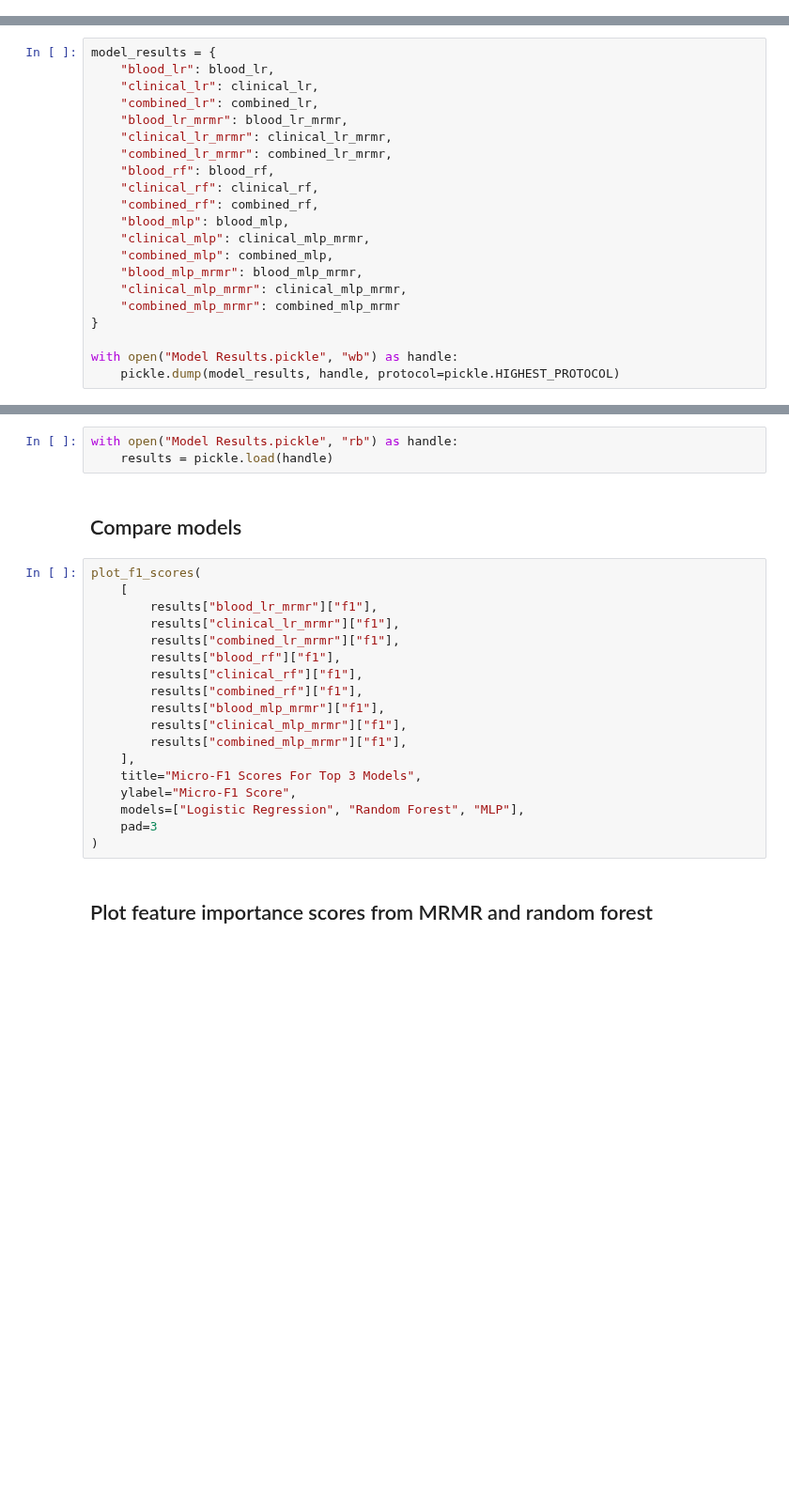
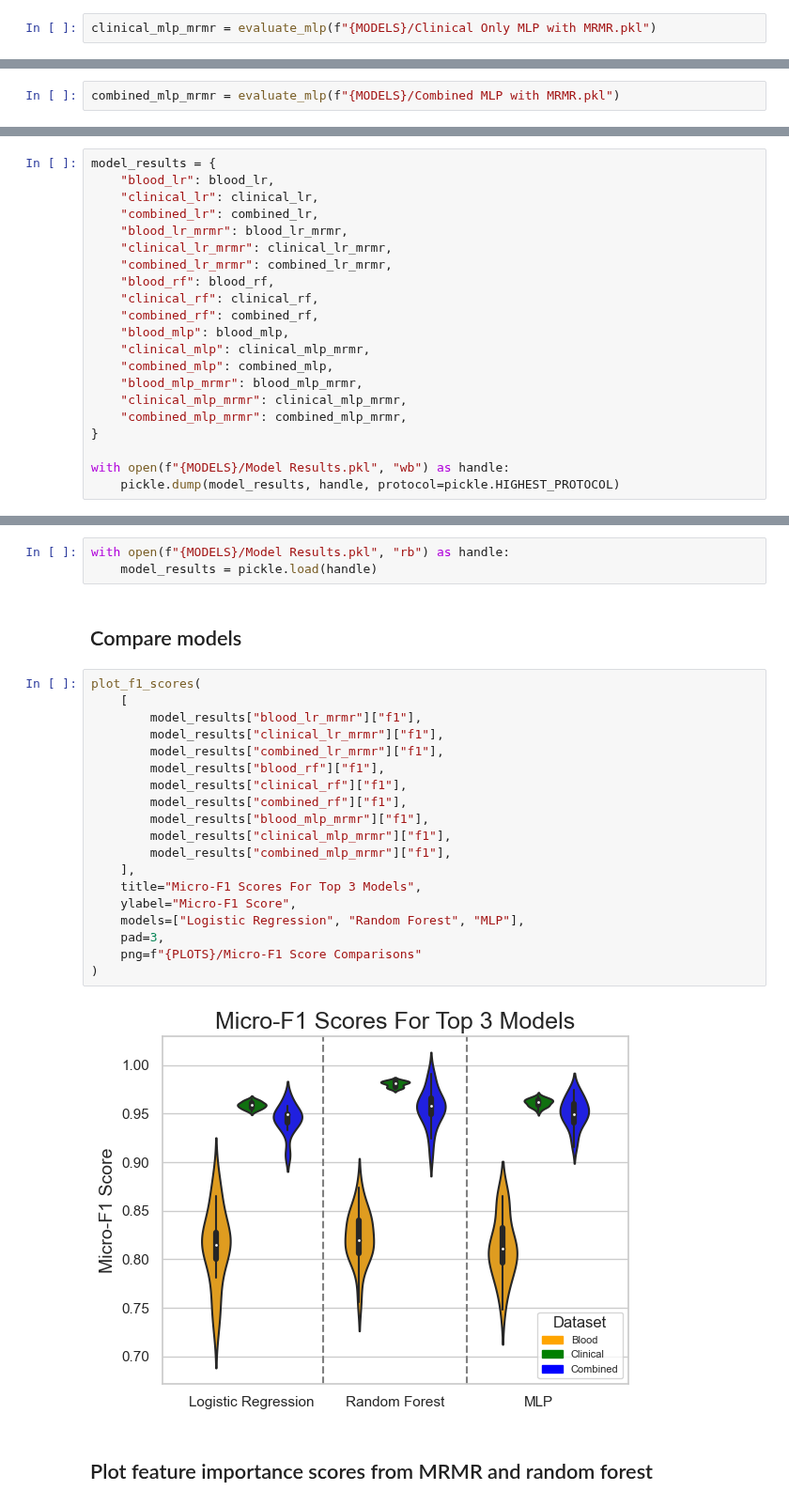
Before and after one commit to anusha1207/TARCC-Alzheimers, a Jupyter notebook: main.ipynb, the cells around one changed output, grey strips where cells are left out. Shown at 94% size. Saved outputs shown, nothing was run; the diff lists cells and outputs as text; blank space fills up the shorter version.

```diff
--- a/main.ipynb
+++ b/main.ipynb
@@ -153,0 +241,2 @@ clinical_mlp_mrmr = evaluate_mlp("Clinical Only MLP with MRMR")
+# %%
+clinical_mlp_mrmr = evaluate_mlp(f"{MODELS}/Clinical Only MLP with MRMR.pkl")
@@ -156,0 +250,2 @@ combined_mlp_mrmr = evaluate_mlp("Combined MLP with MRMR")
+# %%
+combined_mlp_mrmr = evaluate_mlp(f"{MODELS}/Combined MLP with MRMR.pkl")
@@ -172,36 +272,39 @@ model_results = {
     "combined_mlp": combined_mlp,
     "blood_mlp_mrmr": blood_mlp_mrmr,
     "clinical_mlp_mrmr": clinical_mlp_mrmr,
-    "combined_mlp_mrmr": combined_mlp_mrmr
+    "combined_mlp_mrmr": combined_mlp_mrmr,
 }
 
-with open("Model Results.pickle", "wb") as handle:
+with open(f"{MODELS}/Model Results.pkl", "wb") as handle:
     pickle.dump(model_results, handle, protocol=pickle.HIGHEST_PROTOCOL)
 # %% [markdown]
 ## Read in the cached model results
 # %%
-with open("Model Results.pickle", "rb") as handle:
-    results = pickle.load(handle)
+with open(f"{MODELS}/Model Results.pkl", "rb") as handle:
+    model_results = pickle.load(handle)
 # %% [markdown]
 ## Compare models
 # %%
 plot_f1_scores(
     [
-        results["blood_lr_mrmr"]["f1"],
-        results["clinical_lr_mrmr"]["f1"],
-        results["combined_lr_mrmr"]["f1"],
-        results["blood_rf"]["f1"],
-        results["clinical_rf"]["f1"],
-        results["combined_rf"]["f1"],
-        results["blood_mlp_mrmr"]["f1"],
-        results["clinical_mlp_mrmr"]["f1"],
-        results["combined_mlp_mrmr"]["f1"],
+        model_results["blood_lr_mrmr"]["f1"],
+        model_results["clinical_lr_mrmr"]["f1"],
+        model_results["combined_lr_mrmr"]["f1"],
+        model_results["blood_rf"]["f1"],
+        model_results["clinical_rf"]["f1"],
+        model_results["combined_rf"]["f1"],
+        model_results["blood_mlp_mrmr"]["f1"],
+        model_results["clinical_mlp_mrmr"]["f1"],
+        model_results["combined_mlp_mrmr"]["f1"],
     ],
     title="Micro-F1 Scores For Top 3 Models",
     ylabel="Micro-F1 Score",
     models=["Logistic Regression", "Random Forest", "MLP"],
-    pad=3
+    pad=3,
+    png=f"{PLOTS}/Micro-F1 Score Comparisons"
 )
+# %% [output]
+[figure, added]
 # %% [markdown]
 ## Plot feature importance scores from MRMR and random forest
 # %%
```
Also changed, not shown: parts of 53 cells of this notebook, 10 other files.
